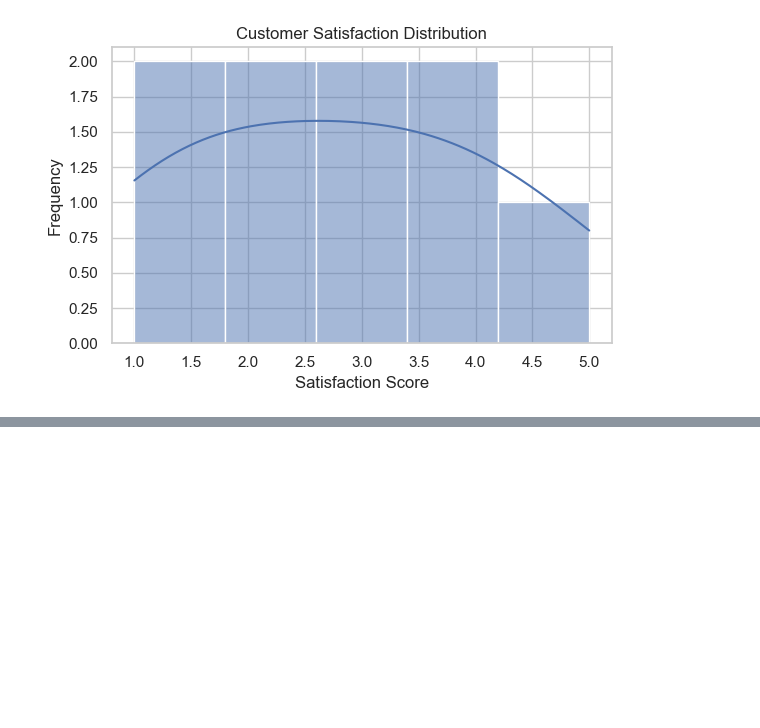
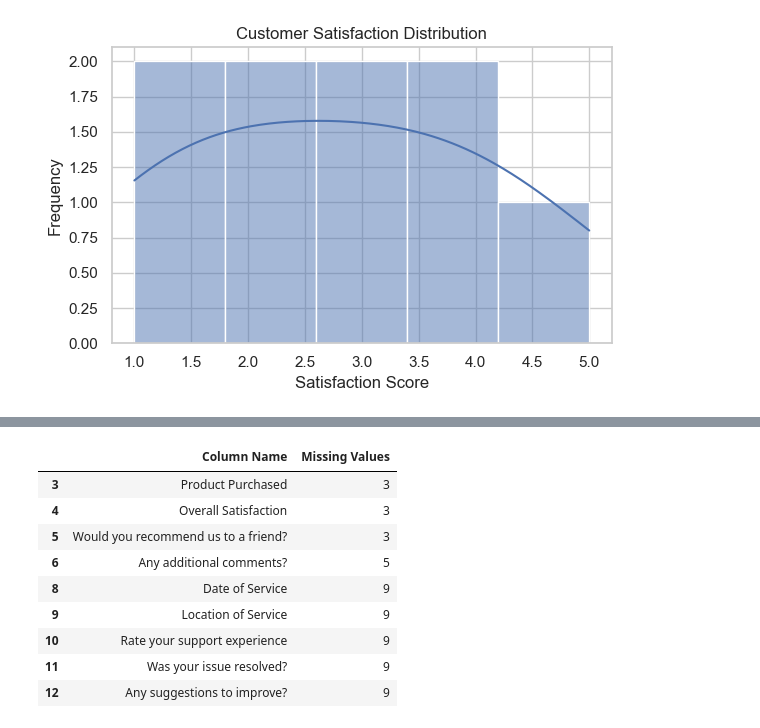
Before and after one commit to kirbykt/Week-7-Data-Analyst-Project, a Jupyter notebook: Data_Acquisition_Pipeline.ipynb, the cells around one changed output, grey strips where cells are left out. Drawn from its saved outputs; the diff is of its cells as text; code cells hidden in the pictures; blank space fills up the shorter version.

```diff
--- a/Data_Acquisition_Pipeline.ipynb
+++ b/Data_Acquisition_Pipeline.ipynb
@@ -146,0 +185,22 @@ plt.show()
+# %%
+# Create a DataFrame showing missing value counts
+na_summary = pd.DataFrame({
+    "Column Name": dedup_df.columns,
+    "Missing Values": dedup_df.isna().sum().values
+})
+
+# Filter to only columns with missing data (optional)
+na_summary = na_summary[na_summary["Missing Values"] > 0]
+
+display(na_summary)
+# %% [output]
+|  | Column Name | Missing Values |
+| 3 | Product Purchased | 3 |
+| 4 | Overall Satisfaction | 3 |
+| 5 | Would you recommend us to a friend? | 3 |
+| 6 | Any additional comments? | 5 |
+| 8 | Date of Service | 9 |
+| 9 | Location of Service | 9 |
+| 10 | Rate your support experience | 9 |
+| 11 | Was your issue resolved? | 9 |
+| 12 | Any suggestions to improve? | 9 |
```
Also changed, not shown: parts of 4 cells of this notebook, 1 other file.
